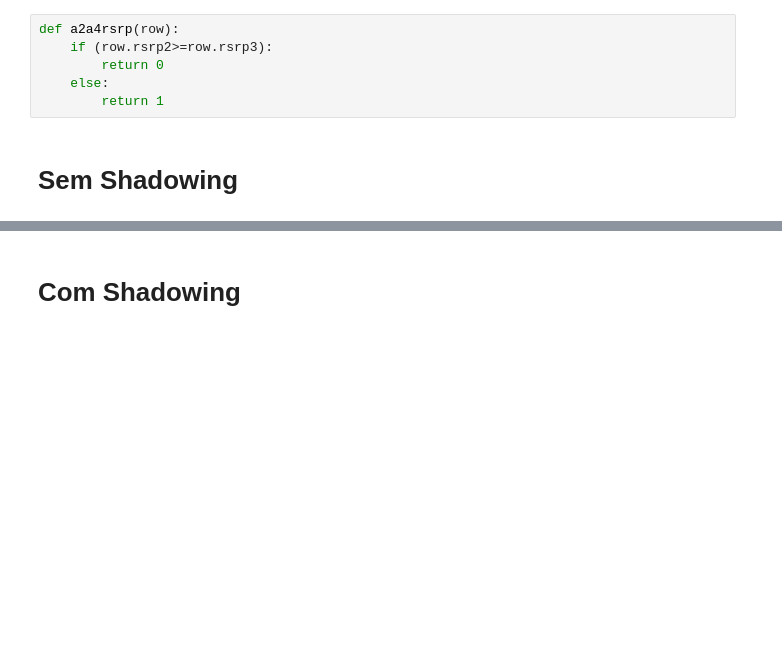
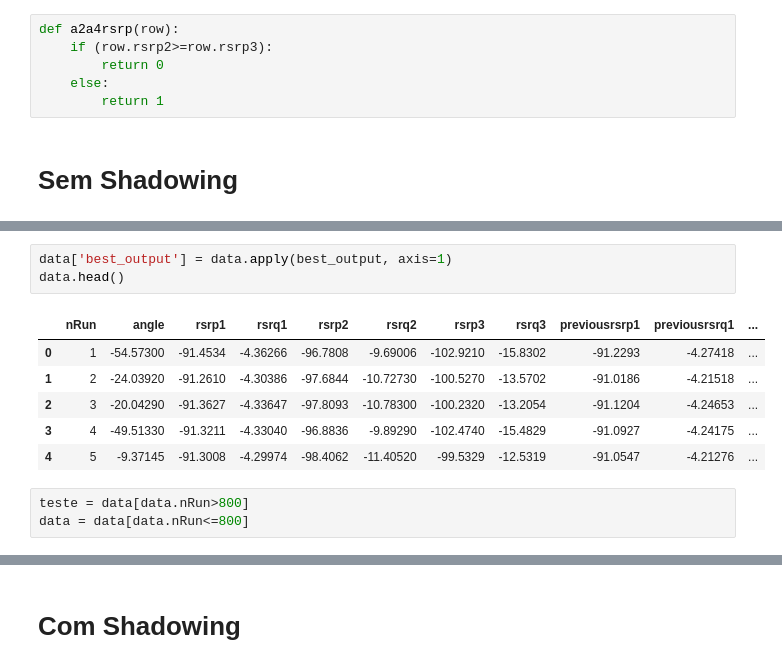
Before and after one commit to ycaroravel/CoverageHolesScenario_ns-3, a Jupyter notebook: neural_nets.ipynb, the cells around one changed output, grey strips where cells are left out. Cells and saved outputs as stored; diff of their text form; blank space fills up the shorter version.

```diff
--- a/neural_nets.ipynb
+++ b/neural_nets.ipynb
@@ -228,0 +111,13 @@ Percentual de Escolhas Ótimas:  90.32258064516128 %
+# %%
+data['best_output'] = data.apply(best_output, axis=1)
+data.head()
+# %% [output]
+|  | nRun | angle | rsrp1 | rsrq1 | rsrp2 | rsrq2 | rsrp3 | rsrq3 | previousrsrp1 | previousrsrq1 | ... |
+| 0 | 1 | -54.57300 | -91.4534 | -4.36266 | -96.7808 | -9.69006 | -102.9210 | -15.8302 | -91.2293 | -4.27418 | ... |
+| 1 | 2 | -24.03920 | -91.2610 | -4.30386 | -97.6844 | -10.72730 | -100.5270 | -13.5702 | -91.0186 | -4.21518 | ... |
+| 2 | 3 | -20.04290 | -91.3627 | -4.33647 | -97.8093 | -10.78300 | -100.2320 | -13.2054 | -91.1204 | -4.24653 | ... |
+| 3 | 4 | -49.51330 | -91.3211 | -4.33040 | -96.8836 | -9.89290 | -102.4740 | -15.4829 | -91.0927 | -4.24175 | ... |
+| 4 | 5 | -9.37145 | -91.3008 | -4.29974 | -98.4062 | -11.40520 | -99.5329 | -12.5319 | -91.0547 | -4.21276 | ... |
+# %%
+teste = data[data.nRun>800]
+data = data[data.nRun<=800]
```
Also changed, not shown: parts of 108 cells of this notebook, 4 other files.
